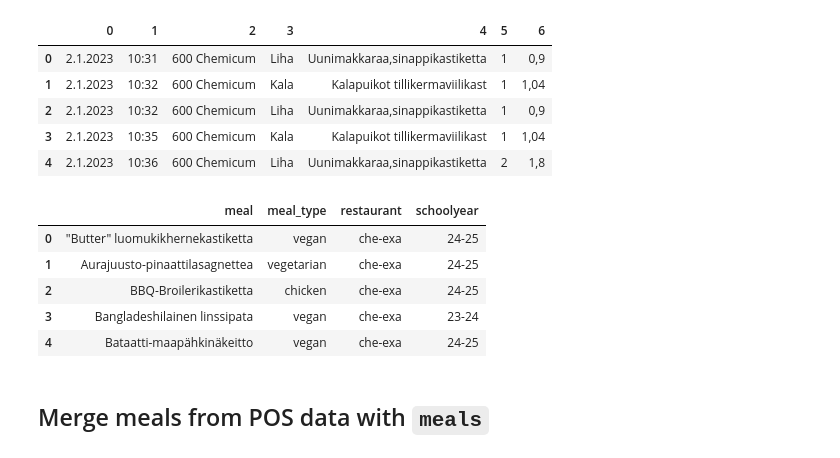
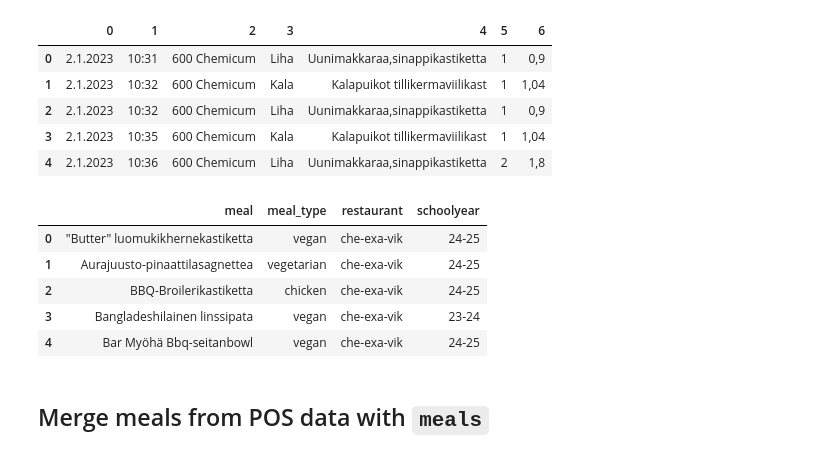
Before and after one commit to Food-Waste-Optimization/Food-Waste-Optimization, a Jupyter notebook: notebooks/phase_4/1_extract_dims/dim_meals.ipynb, the cells around one changed output. Drawn from its saved outputs; the diff is of its cells as text; code cells hidden in the pictures.

```diff
--- a/notebooks/phase_4/1_extract_dims/dim_meals.ipynb
+++ b/notebooks/phase_4/1_extract_dims/dim_meals.ipynb
@@ -461,6 +461,8 @@ paths = [
     "data/raw/pos/Sold lunches.csv",
     "data/raw/pos/Sold lunches Kumpula 6-8 2024.csv",
     "data/raw/pos/Sold lunches Kumpula 9-10 2024.csv",
+    "data/raw/pos/Sold lunches Viikuna 2023.csv",
+    "data/raw/pos/Sold lunches Viikuna 2024.csv"
 ]
 
 raw = []
@@ -517,41 +519,41 @@ pos['meal_type'] = pos['meal_type'].map({
 # Process meal
 pos['meal'] = pos['meal'].str.strip()
 
 
 # Map restaurant name
 pos['restaurant'] = pos['restaurant'].map({
-    '600 Chemicum': 'che-exa', #'chemicum',
+    '600 Chemicum': 'che-exa-vik', #'chemicum',
     '610 Physicum': 'phy', #'physicum',
-    '620 Exactum': 'che-exa', #'exactum'
-    '570 Viikuna': 'vik',
+    '620 Exactum': 'che-exa-vik', #'exactum'
+    '570 Viikuna': 'che-exa-vik',
 })
 
 
 # Get pair of meal and meal_type
 meals_pos = pos.groupby(['meal', 'meal_type']).last().reset_index()
 
 
 # Extract schoolyear
 meals_pos['schoolyear'] = meals_pos['date'].apply(lambda x: '24-25' if x >= pd.to_datetime("2024-09-01") else '23-24')
 
 
 # Keep necessary columns
 meals_pos = meals_pos[['meal', 'meal_type', 'restaurant', 'schoolyear']]
 
 
 # Remove take away
 meals_pos = meals_pos[~meals_pos['meal'].str.lower().str.contains('take away')]
 
 
 
 meals_pos.head()
 # %% [output]
 |  | meal | meal_type | restaurant | schoolyear |
-| 0 | "Butter" luomukikhernekastiketta | vegan | che-exa | 24-25 |
-| 1 | Aurajuusto-pinaattilasagnettea | vegetarian | che-exa | 24-25 |
-| 2 | BBQ-Broilerikastiketta | chicken | che-exa | 24-25 |
-| 3 | Bangladeshilainen linssipata | vegan | che-exa | 23-24 |
-| 4 | Bataatti-maapähkinäkeitto | vegan | che-exa | 24-25 |
+| 0 | "Butter" luomukikhernekastiketta | vegan | che-exa-vik | 24-25 |
+| 1 | Aurajuusto-pinaattilasagnettea | vegetarian | che-exa-vik | 24-25 |
+| 2 | BBQ-Broilerikastiketta | chicken | che-exa-vik | 24-25 |
+| 3 | Bangladeshilainen linssipata | vegan | che-exa-vik | 23-24 |
+| 4 | Bar Myöhä Bbq-seitanbowl | vegan | che-exa-vik | 24-25 |
 # %% [markdown]
 ## Merge meals from POS data with `meals`
 # %%
```
Also changed, not shown: parts of 12 cells of this notebook, 5 other files.
